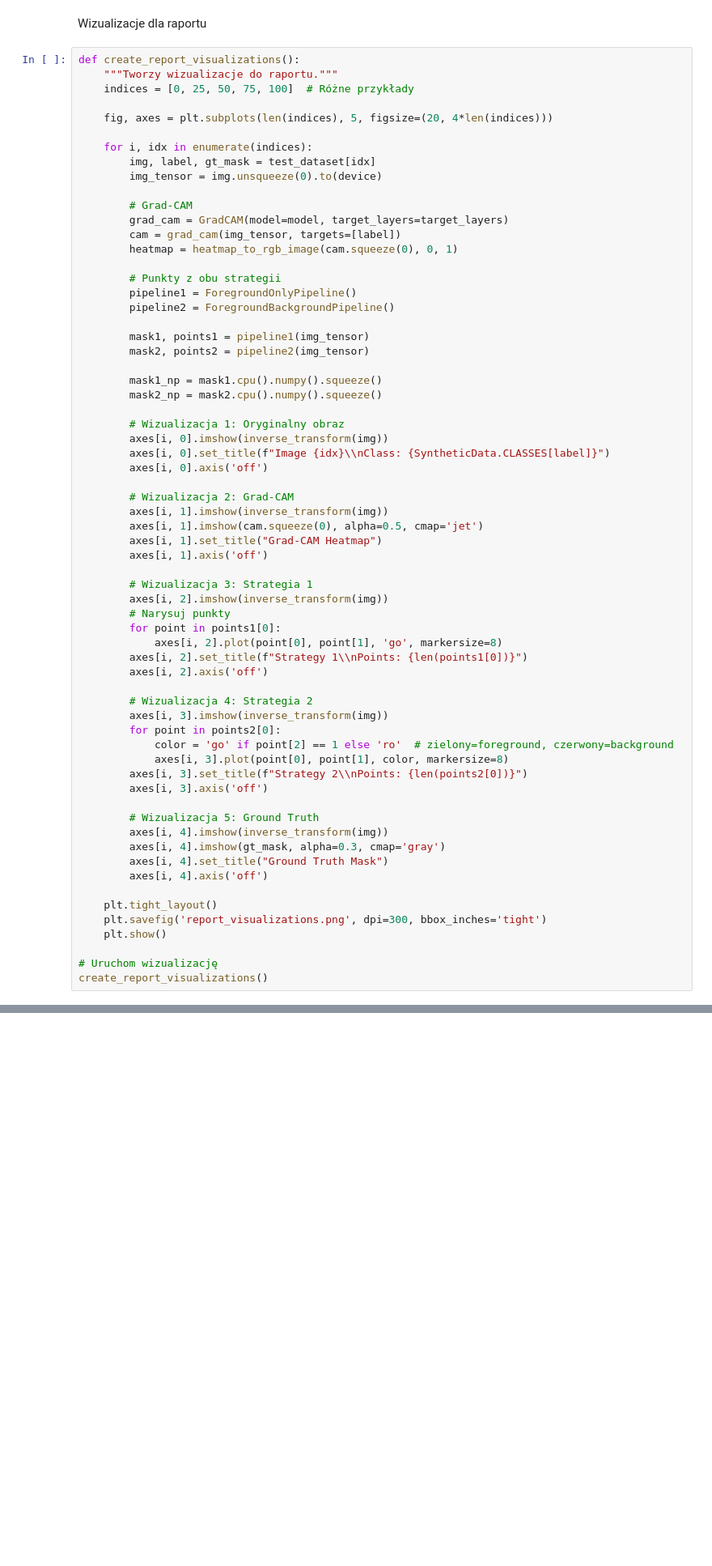
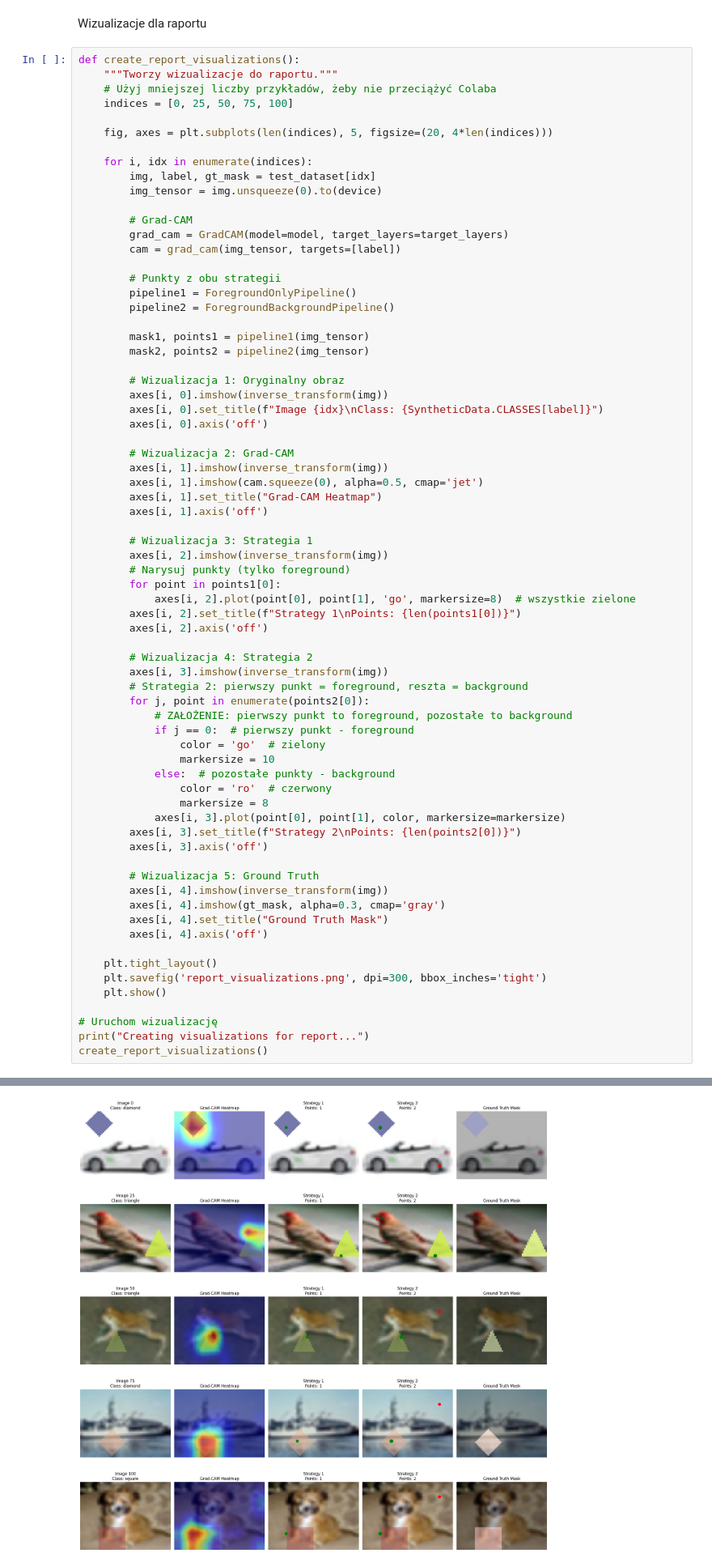
Before and after one commit to mar2000/Deep-Neural-Networks, a Jupyter notebook: Project2/hw_2_gradcam_and_sam_student.ipynb, the cells around one changed output, grey strips where cells are left out. Shown at 81% size. Drawn from its saved outputs; the diff is of its cells as text; blank space fills up the shorter version.

Commit message:
Utworzono za pomocą Colab

```diff
--- a/Project2/hw_2_gradcam_and_sam_student.ipynb
+++ b/Project2/hw_2_gradcam_and_sam_student.ipynb
@@ -897,7 +928,8 @@ Wizualizacje dla raportu
 # %%
 def create_report_visualizations():
     """Tworzy wizualizacje do raportu."""
-    indices = [0, 25, 50, 75, 100]  # Różne przykłady
+    # Użyj mniejszej liczby przykładów, żeby nie przeciążyć Colaba
+    indices = [0, 25, 50, 75, 100]
 
     fig, axes = plt.subplots(len(indices), 5, figsize=(20, 4*len(indices)))
 
@@ -908,7 +940,6 @@ def create_report_visualizations():
         # Grad-CAM
         grad_cam = GradCAM(model=model, target_layers=target_layers)
         cam = grad_cam(img_tensor, targets=[label])
-        heatmap = heatmap_to_rgb_image(cam.squeeze(0), 0, 1)
 
         # Punkty z obu strategii
         pipeline1 = ForegroundOnlyPipeline()
@@ -917,12 +948,9 @@ def create_report_visualizations():
         mask1, points1 = pipeline1(img_tensor)
         mask2, points2 = pipeline2(img_tensor)
 
-        mask1_np = mask1.cpu().numpy().squeeze()
-        mask2_np = mask2.cpu().numpy().squeeze()
-
         # Wizualizacja 1: Oryginalny obraz
         axes[i, 0].imshow(inverse_transform(img))
-        axes[i, 0].set_title(f"Image {idx}\\nClass: {SyntheticData.CLASSES[label]}")
+        axes[i, 0].set_title(f"Image {idx}\nClass: {SyntheticData.CLASSES[label]}")
         axes[i, 0].axis('off')
 
         # Wizualizacja 2: Grad-CAM
@@ -933,18 +961,25 @@ def create_report_visualizations():
 
         # Wizualizacja 3: Strategia 1
         axes[i, 2].imshow(inverse_transform(img))
-        # Narysuj punkty
+        # Narysuj punkty (tylko foreground)
         for point in points1[0]:
-            axes[i, 2].plot(point[0], point[1], 'go', markersize=8)
-        axes[i, 2].set_title(f"Strategy 1\\nPoints: {len(points1[0])}")
+            axes[i, 2].plot(point[0], point[1], 'go', markersize=8)  # wszystkie zielone
+        axes[i, 2].set_title(f"Strategy 1\nPoints: {len(points1[0])}")
         axes[i, 2].axis('off')
 
         # Wizualizacja 4: Strategia 2
         axes[i, 3].imshow(inverse_transform(img))
-        for point in points2[0]:
-            color = 'go' if point[2] == 1 else 'ro'  # zielony=foreground, czerwony=background
-            axes[i, 3].plot(point[0], point[1], color, markersize=8)
-        axes[i, 3].set_title(f"Strategy 2\\nPoints: {len(points2[0])}")
+        # Strategia 2: pierwszy punkt = foreground, reszta = background
+        for j, point in enumerate(points2[0]):
+            # ZAŁOŻENIE: pierwszy punkt to foreground, pozostałe to background
+            if j == 0:  # pierwszy punkt - foreground
+                color = 'go'  # zielony
+                markersize = 10
+            else:  # pozostałe punkty - background
+                color = 'ro'  # czerwony
+                markersize = 8
+            axes[i, 3].plot(point[0], point[1], color, markersize=markersize)
+        axes[i, 3].set_title(f"Strategy 2\nPoints: {len(points2[0])}")
         axes[i, 3].axis('off')
 
         # Wizualizacja 5: Ground Truth
@@ -958,4 +993,6 @@ def create_report_visualizations():
     plt.show()
 
 # Uruchom wizualizację
+print("Creating visualizations for report...")
 create_report_visualizations()
+# %% [output]
@@ -962,3 +1000,4 @@ create_report_visualizations()
+[figure, added]
 # %% [markdown]
 Podsumowanie wyników
 # %%
```
Also changed, not shown: parts of 3 cells of this notebook.
